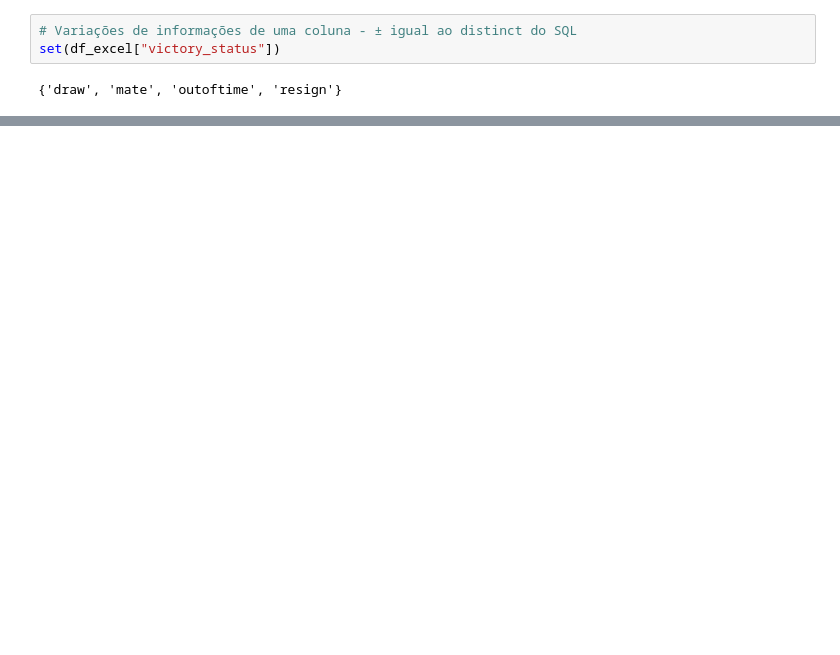
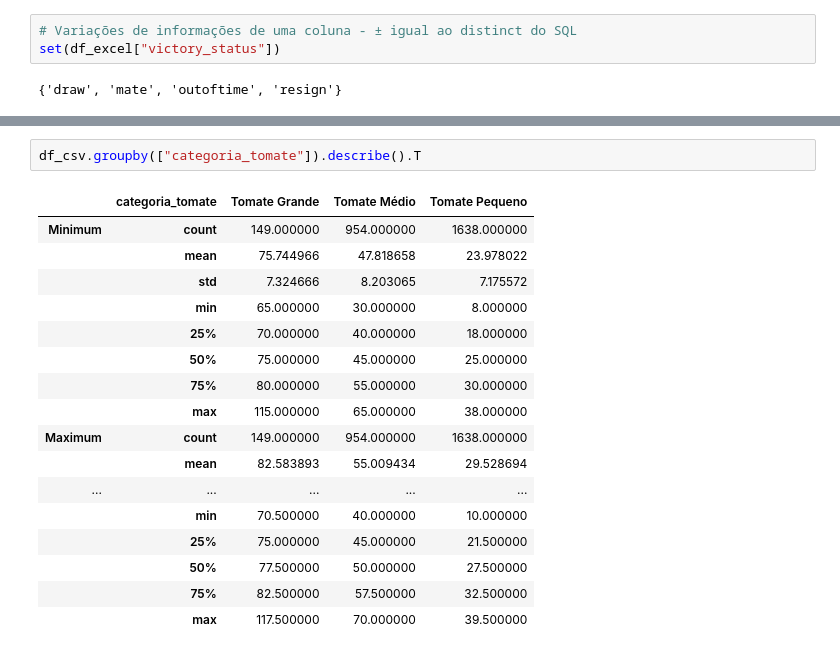
Before and after one commit to RicardViana/fiap-Machine-Learning-and-Time-Series, a Jupyter notebook: machine_learning_com_python.ipynb, the cells around one changed output, grey strips where cells are left out. Drawn from its saved outputs; the diff is of its cells as text; blank space fills up the shorter version.

```diff
--- a/machine_learning_com_python.ipynb
+++ b/machine_learning_com_python.ipynb
@@ -96,0 +129,20 @@ set(df_excel["victory_status"])
+# %%
+df_csv.groupby(["categoria_tomate"]).describe().T
+# %% [output]
+|  | categoria_tomate | Tomate Grande | Tomate Médio | Tomate Pequeno |
+| Minimum | count | 149.000000 | 954.000000 | 1638.000000 |
+|  | mean | 75.744966 | 47.818658 | 23.978022 |
+|  | std | 7.324666 | 8.203065 | 7.175572 |
+|  | min | 65.000000 | 30.000000 | 8.000000 |
+|  | 25% | 70.000000 | 40.000000 | 18.000000 |
+|  | 50% | 75.000000 | 45.000000 | 25.000000 |
+|  | 75% | 80.000000 | 55.000000 | 30.000000 |
+|  | max | 115.000000 | 65.000000 | 38.000000 |
+| Maximum | count | 149.000000 | 954.000000 | 1638.000000 |
+|  | mean | 82.583893 | 55.009434 | 29.528694 |
+| ... | ... | ... | ... | ... |
+|  | min | 70.500000 | 40.000000 | 10.000000 |
+|  | 25% | 75.000000 | 45.000000 | 21.500000 |
+|  | 50% | 77.500000 | 50.000000 | 27.500000 |
+|  | 75% | 82.500000 | 57.500000 | 32.500000 |
+|  | max | 117.500000 | 70.000000 | 39.500000 |
```
Also changed, not shown: parts of 9 cells of this notebook.
